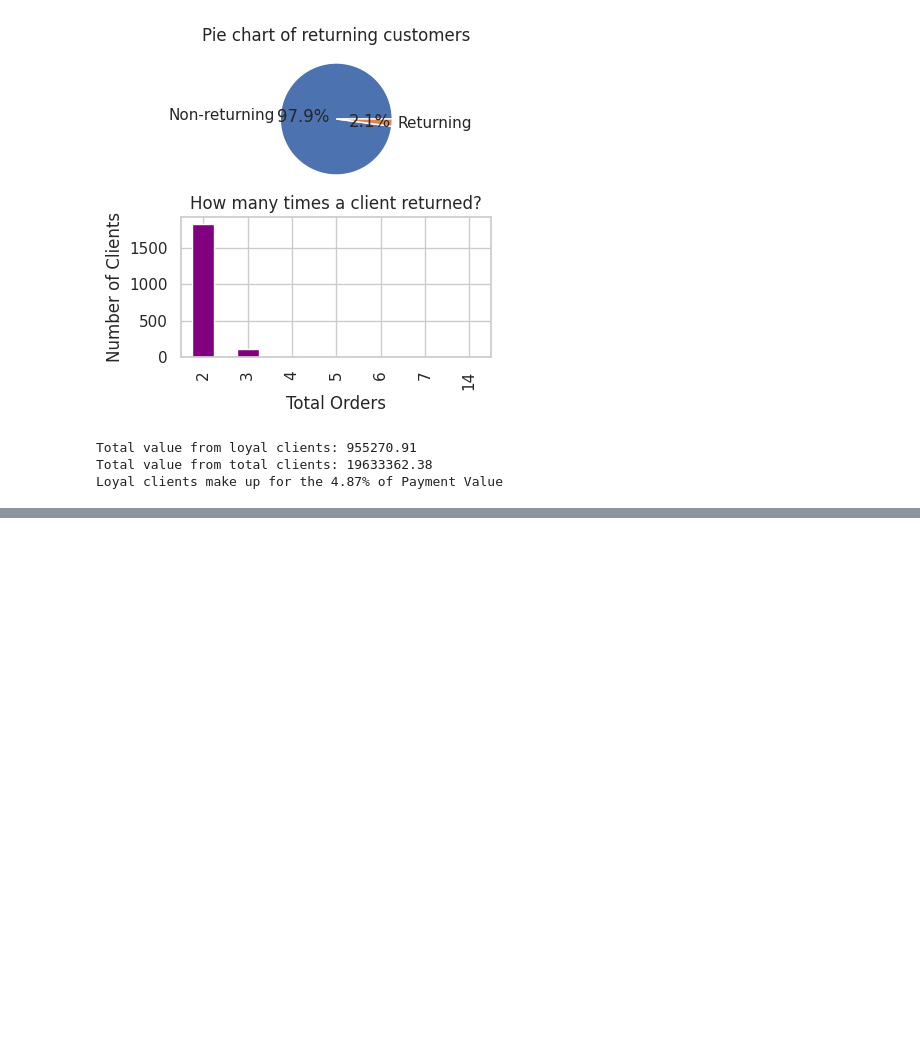
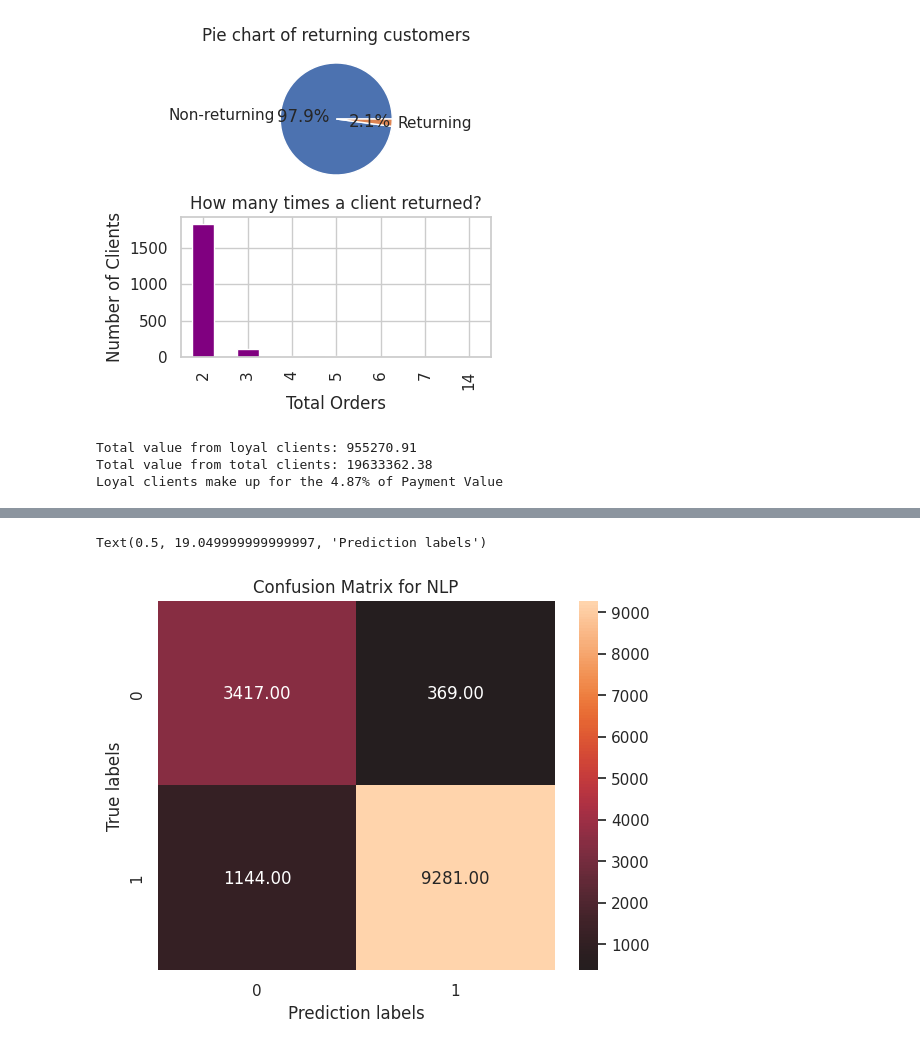
Before and after one commit to SaruboDev/Portfolio-Projects, a Jupyter notebook: Full-EDA/OlistAnalysis/eda_complete.ipynb, the cells around one changed output, grey strips where cells are left out. Cells and saved outputs as stored; diff of their text form; code cells hidden in the pictures; blank space fills up the shorter version.

```diff
--- a/Full-EDA/OlistAnalysis/eda_complete.ipynb
+++ b/Full-EDA/OlistAnalysis/eda_complete.ipynb
@@ -239,0 +484,9 @@ Text(0.5, 0, 'Installments')
+# %%
+from sklearn.model_selection import train_test_split
+
+df_train, df_test = train_test_split(df_nlp, test_size = .3, random_state = 42)
+df_train = df_train.reset_index()
+df_train = df_train.drop("index", axis = 1)
+df_test = df_test.reset_index()
+df_test = df_test.drop("index", axis = 1)
+df_train.head()
@@ -239,0 +734,22 @@ Text(0.5, 0, 'Installments')
+# %%
+model.eval()
+all_preds = []
+all_labels = []
+
+with torch.no_grad():
+    tbar = tqdm(total = int(len(dataload_test)), unit_scale = 1, desc = "...")
+    for i, data in enumerate(dataload_test):
+        inputs = {key: value.to(device) for key, value in data.items() if key != "labels"}
+
+        labels = data["labels"].to(device)
+
+        out = model(**inputs)
+
+        preds = torch.argmax(out.logits, dim = -1)
+
+        all_preds.extend(preds.cpu().numpy())
+        all_labels.extend(labels.cpu().numpy())
+        ebar.update(1)
+
+y_true = np.array(all_labels)
+y_pred = np.array(all_preds)
@@ -239,0 +769,14 @@ Text(0.5, 0, 'Installments')
+# %%
+cm = confusion_matrix(y_true, y_pred)
+sns.heatmap(
+    cm,
+    annot = True,
+    fmt = ".2f",
+    center = 0
+)
+plt.title("Confusion Matrix for NLP")
+plt.ylabel("True labels")
+plt.xlabel("Prediction labels")
+# %% [output]
+Text(0.5, 19.049999999999997, 'Prediction labels')
+[figure, added]
```
Also changed, not shown: parts of 34 cells of this notebook.
